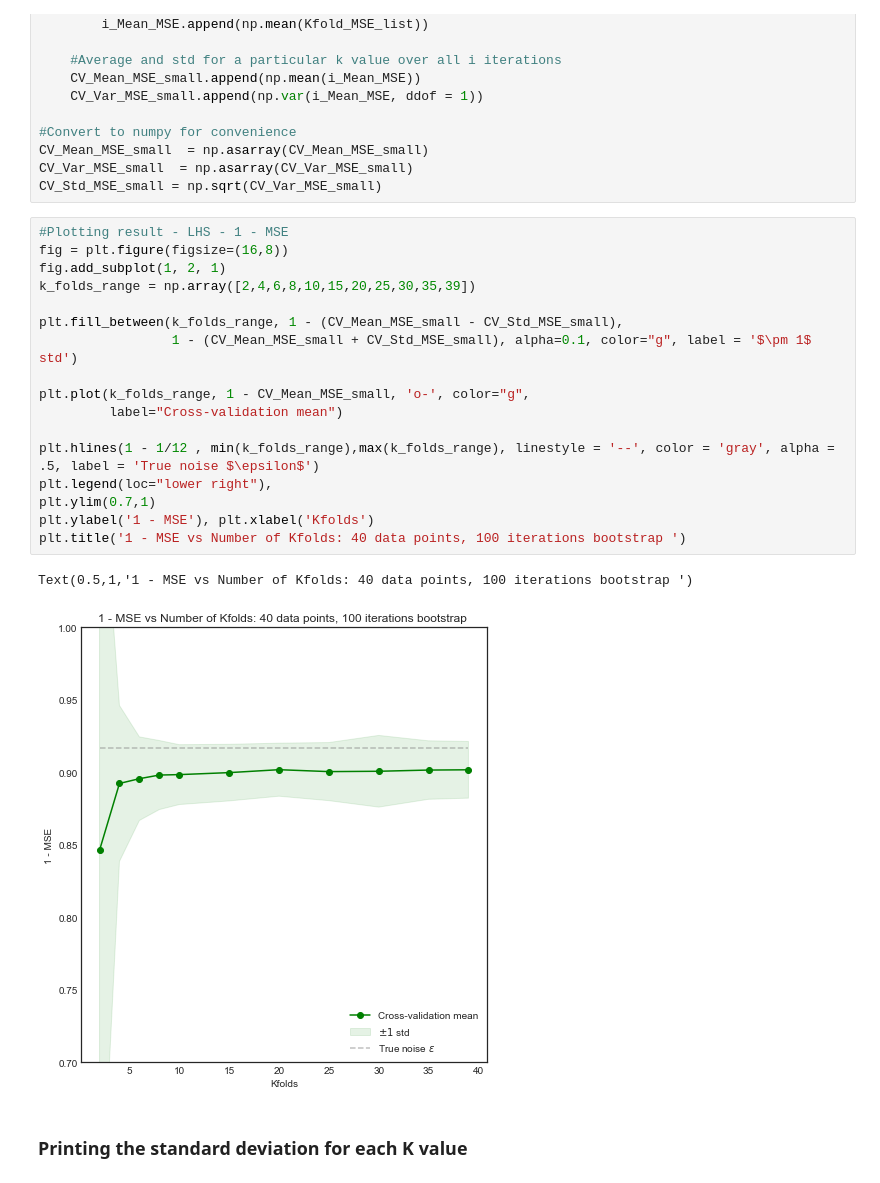
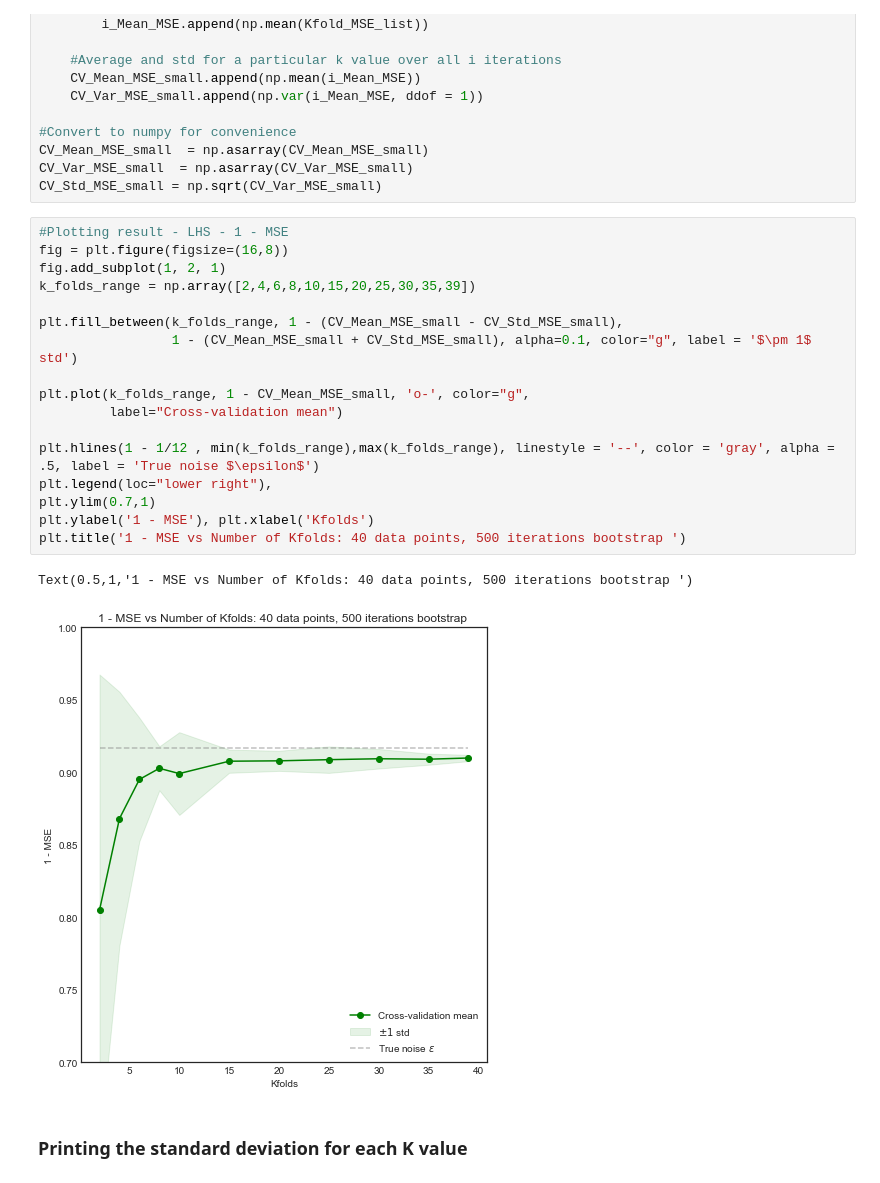
Before and after one commit to xavierbourretsicotte/Data-Portfolio, a Jupyter notebook: Cross_Validation.ipynb, the cells around one changed output. Cells and saved outputs as stored; diff of their text form.

```diff
--- a/Cross_Validation.ipynb
+++ b/Cross_Validation.ipynb
@@ -243,23 +243,23 @@ CV_Std_MSE_small = np.sqrt(CV_Var_MSE_small)
 # %%
 #Plotting result - LHS - 1 - MSE
 fig = plt.figure(figsize=(16,8))
 fig.add_subplot(1, 2, 1)
 k_folds_range = np.array([2,4,6,8,10,15,20,25,30,35,39])
 
 plt.fill_between(k_folds_range, 1 - (CV_Mean_MSE_small - CV_Std_MSE_small),
                  1 - (CV_Mean_MSE_small + CV_Std_MSE_small), alpha=0.1, color="g", label = '$\pm 1$ std')
 
 plt.plot(k_folds_range, 1 - CV_Mean_MSE_small, 'o-', color="g",
          label="Cross-validation mean")
 
 plt.hlines(1 - 1/12 , min(k_folds_range),max(k_folds_range), linestyle = '--', color = 'gray', alpha = .5, label = 'True noise $\epsilon$')
 plt.legend(loc="lower right"),
 plt.ylim(0.7,1)
 plt.ylabel('1 - MSE'), plt.xlabel('Kfolds')
-plt.title('1 - MSE vs Number of Kfolds: 40 data points, 100 iterations bootstrap ')
+plt.title('1 - MSE vs Number of Kfolds: 40 data points, 500 iterations bootstrap ')
 # %% [output]
-Text(0.5,1,'1 - MSE vs Number of Kfolds: 40 data points, 100 iterations bootstrap ')
+Text(0.5,1,'1 - MSE vs Number of Kfolds: 40 data points, 500 iterations bootstrap ')
-[figure, old version]
+[figure, new version]
 # %% [markdown]
 ### Printing the standard deviation for each K value
 # %%
```
Also changed, not shown: parts of 1 cell of this notebook.
